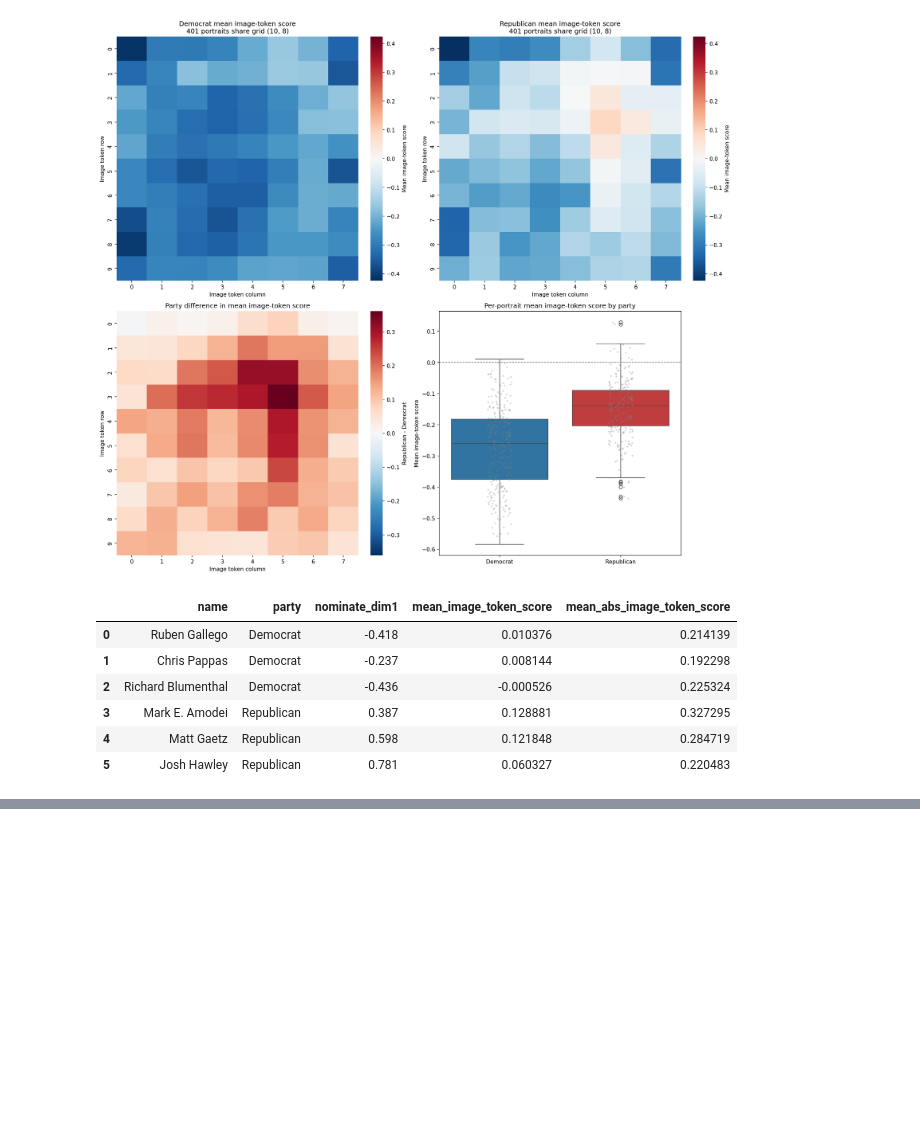
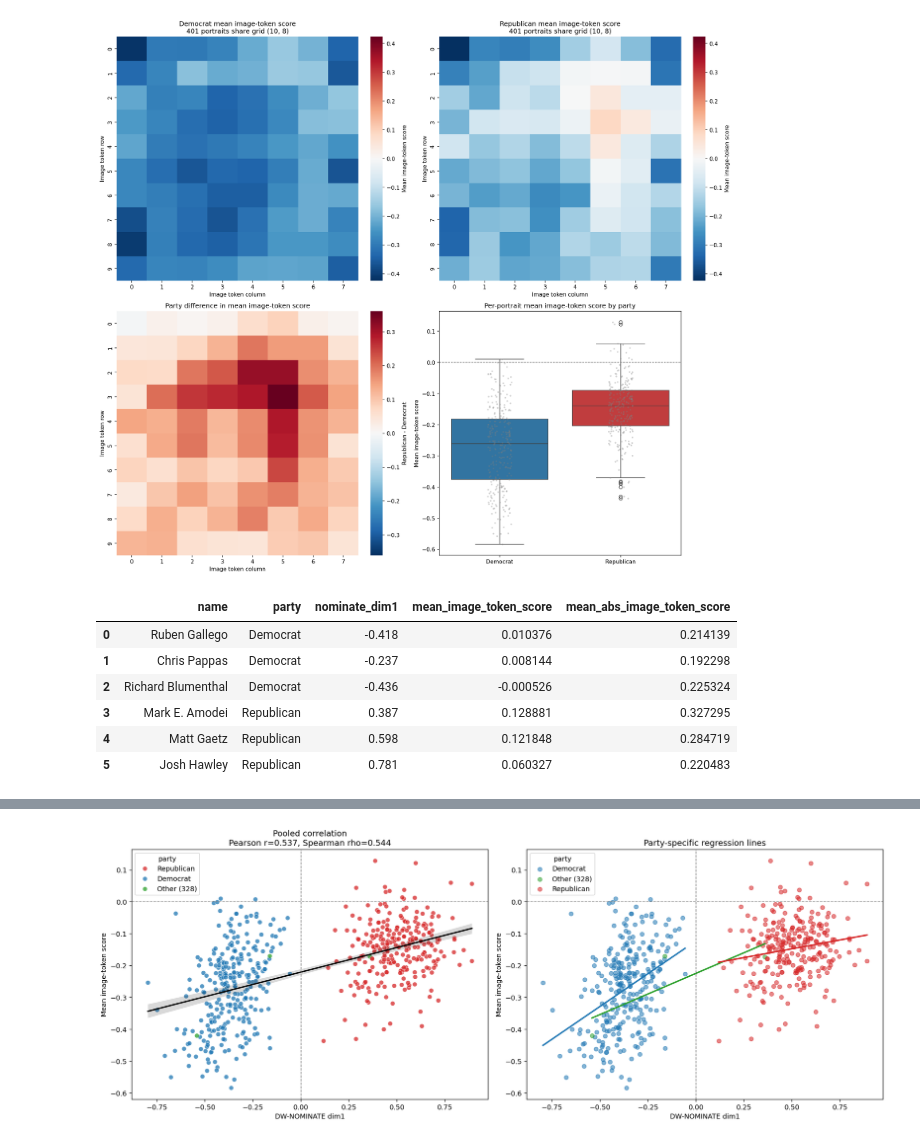
Before and after one commit to DotIN13/linear-political-llm, a Jupyter notebook: vl_vision_probe.ipynb, the cells around one changed output, grey strips where cells are left out. Drawn from its saved outputs; the diff is of its cells as text; code cells hidden in the pictures; blank space fills up the shorter version.

```diff
--- a/vl_vision_probe.ipynb
+++ b/vl_vision_probe.ipynb
@@ -1026,0 +1128,93 @@ Passing `palette` without assigning `hue` is deprecated and will be removed in v
+# %%
+import numpy as np
+import pandas as pd
+import matplotlib.pyplot as plt
+import seaborn as sns
+from scipy.stats import pearsonr, spearmanr
+
+if "congress_token_scores" not in globals():
+    raise RuntimeError("Run the Congress token scoring cells first to create congress_token_scores.")
+
+corr_input = congress_token_scores.dropna(subset=["nominate_dim1", "mean_image_token_score"]).copy()
+if len(corr_input) < 3:
+    raise RuntimeError("Need at least 3 portraits with both DW score and token score to compute correlation.")
+
+overall_pearson = float(pearsonr(corr_input["nominate_dim1"], corr_input["mean_image_token_score"]).statistic)
+overall_spearman = float(spearmanr(corr_input["nominate_dim1"], corr_input["mean_image_token_score"]).statistic)
+
+party_rows = []
+for party, grp in corr_input.groupby("party"):
+    n = len(grp)
+    if n >= 3:
+        p = float(pearsonr(grp["nominate_dim1"], grp["mean_image_token_score"]).statistic)
+        s = float(spearmanr(grp["nominate_dim1"], grp["mean_image_token_score"]).statistic)
+    else:
+        p = np.nan
+        s = np.nan
+    party_rows.append({"party": party, "n": int(n), "pearson_r": p, "spearman_rho": s})
+
+corr_table = pd.DataFrame(party_rows).sort_values("party").reset_index(drop=True)
+display(corr_table)
+print(f"Overall Pearson r: {overall_pearson:.4f}")
+print(f"Overall Spearman rho: {overall_spearman:.4f}")
+
+party_palette = {"Democrat": "#1f77b4", "Republican": "#d62728", "Other (328)": "#2ca02c"}
+
+fig, axes = plt.subplots(1, 2, figsize=(16, 6), dpi=140, constrained_layout=True)
+
+# Panel 1: pooled scatter + pooled regression line
+sns.scatterplot(
+    data=corr_input,
+    x="nominate_dim1",
+    y="mean_image_token_score",
+    hue="party",
+    palette=party_palette,
+    alpha=0.75,
+    s=45,
+    ax=axes[0],
+)
+sns.regplot(
+    data=corr_input,
+    x="nominate_dim1",
+    y="mean_image_token_score",
+    scatter=False,
+    color="black",
+    line_kws={"linewidth": 2.0},
+    ax=axes[0],
+)
+axes[0].axhline(0.0, color="gray", linestyle="--", linewidth=1.0)
+axes[0].axvline(0.0, color="gray", linestyle="--", linewidth=1.0)
+axes[0].set_title(
+    f"Pooled correlation\nPearson r={overall_pearson:.3f}, Spearman rho={overall_spearman:.3f}"
+)
+axes[0].set_xlabel("DW-NOMINATE dim1")
+axes[0].set_ylabel("Mean image-token score")
+
+# Panel 2: party-specific regressions
+for party, grp in corr_input.groupby("party"):
+    color = party_palette.get(party, None)
+    if len(grp) >= 2:
+        sns.regplot(
+            data=grp,
+            x="nominate_dim1",
+            y="mean_image_token_score",
+            scatter=True,
+            ci=None,
+            scatter_kws={"alpha": 0.55, "s": 35},
+            line_kws={"linewidth": 2.2},
+            color=color,
+            ax=axes[1],
+            label=party,
+        )
+    else:
+        axes[1].scatter(grp["nominate_dim1"], grp["mean_image_token_score"], color=color, alpha=0.7, s=35, label=party)
+
+axes[1].axhline(0.0, color="gray", linestyle="--", linewidth=1.0)
+axes[1].axvline(0.0, color="gray", linestyle="--", linewidth=1.0)
+axes[1].set_title("Party-specific regression lines")
+axes[1].set_xlabel("DW-NOMINATE dim1")
+axes[1].set_ylabel("Mean image-token score")
+axes[1].legend(loc="best", title="party")
+
+plt.show()
+# %% [output]
@@ -1026,0 +1227 @@ Passing `palette` without assigning `hue` is deprecated and will be removed in v
+[figure, added]
```
Also changed, not shown: parts of 11 cells of this notebook, 1 other file.
